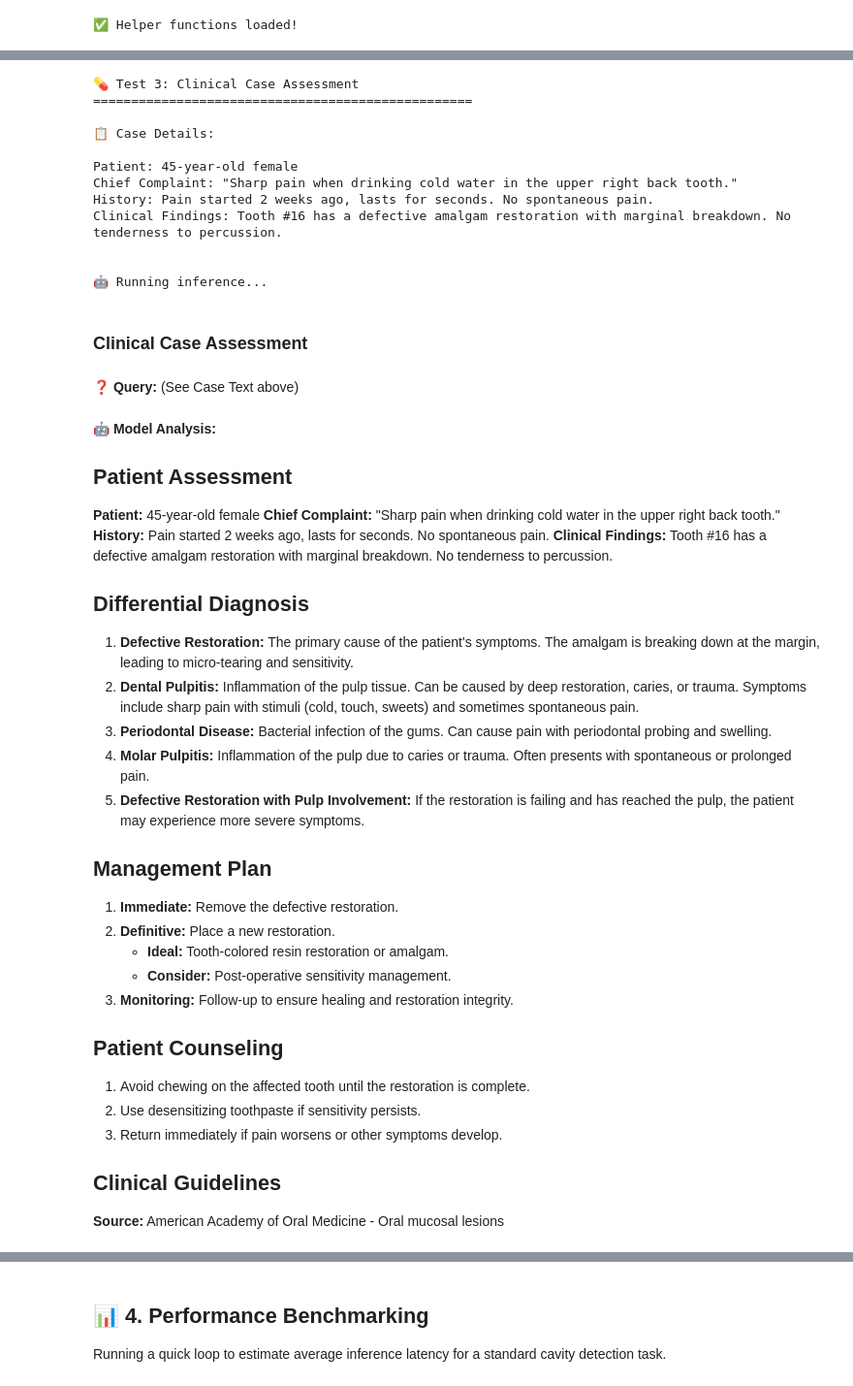
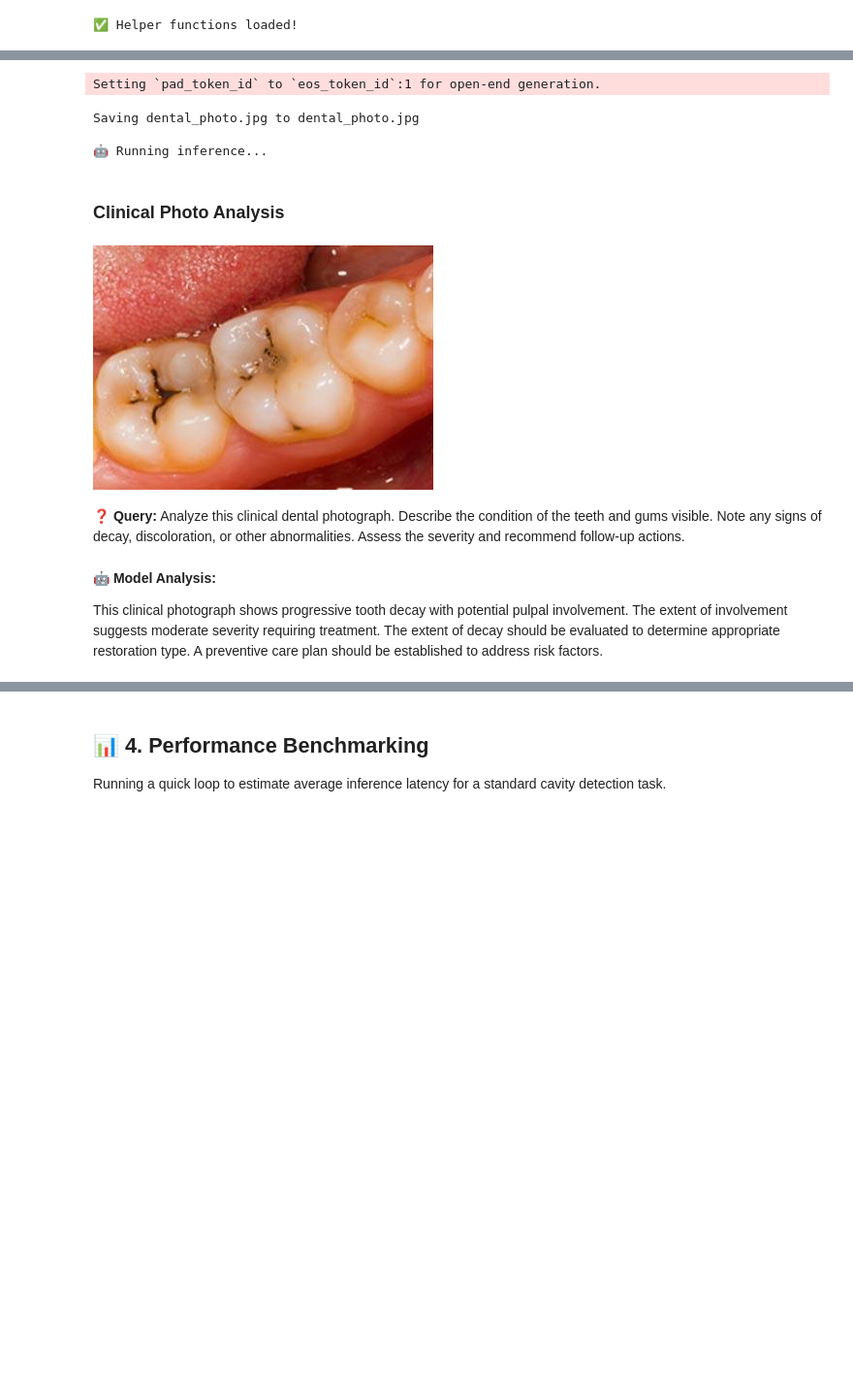
Before and after one commit to Naazimsnh02/dentalgemma, a Jupyter notebook: finetune/dentalgemma_validation.ipynb, the cells around one changed output, grey strips where cells are left out. Shown at 97% size. Cells and saved outputs as stored; diff of their text form; code cells hidden in the pictures; blank space fills up the shorter version.

```diff
--- a/finetune/dentalgemma_validation.ipynb
+++ b/finetune/dentalgemma_validation.ipynb
@@ -373,24 +382,16 @@ This panoramic dental X-ray shows impacted teeth - teeth that have failed to ful
 ---
 # %%
-# Test 3: Clinical Case Study (Text Only)
+# Test 3: Clinical Photo Analysis
 
-print("💊 Test 3: Clinical Case Assessment")
+print("\n📸 Test 3: Clinical Photo Analysis")
 print("=" * 50)
+print("\n📸 Please upload a clinical dental photograph")
+image_2 = upload_image()
 
-case_text = """
-Patient: 45-year-old female
-Chief Complaint: "Sharp pain when drinking cold water in the upper right back tooth."
-History: Pain started 2 weeks ago, lasts for seconds. No spontaneous pain.
-Clinical Findings: Tooth #16 has a defective amalgam restoration with marginal breakdown. No tenderness to percussion.
-"""
-
-print("\n📋 Case Details:")
-print(case_text)
-
-prompt_3 = f"Based on the clinical history below, provide a differential diagnosis and recommended treatment plan.\n\n{case_text}"
+prompt_2 = "Analyze this clinical dental photograph. Describe the condition of the teeth and gums visible. Note any signs of decay, discoloration, or other abnormalities. Assess the severity and recommend follow-up actions."
 
 print("\n🤖 Running inference...")
-response_3, time_3 = generate_response(prompt_3, image=None)
+response_2, time_2 = generate_response(prompt_2, image=image_2)
 
-display_result("Clinical Case Assessment", "(See Case Text above)", response_3, None, time_3)
+display_result("Clinical Photo Analysis", prompt_2, response_2, image_2, time_2)
 # %% [output]
@@ -398,48 +404,10 @@ Setting `pad_token_id` to `eos_token_id`:1 for open-end generation.
-💊 Test 3: Clinical Case Assessment
-==================================================
-
-📋 Case Details:
-
-Patient: 45-year-old female
-Chief Complaint: "Sharp pain when drinking cold water in the upper right back tooth."
-History: Pain started 2 weeks ago, lasts for seconds. No spontaneous pain.
-Clinical Findings: Tooth #16 has a defective amalgam restoration with marginal breakdown. No tenderness to percussion.
-
-
-🤖 Running inference...
+Setting `pad_token_id` to `eos_token_id`:1 for open-end generation.
+Saving dental_photo.jpg to dental_photo.jpg
+
+🤖 Running inference...
-### Clinical Case Assessment
+### Clinical Photo Analysis
+[figure, added]
-**❓ Query:** (See Case Text above)
+**❓ Query:** Analyze this clinical dental photograph. Describe the condition of the teeth and gums visible. Note any signs of decay, discoloration, or other abnormalities. Assess the severity and recommend follow-up actions.
 **🤖 Model Analysis:**
 
-## Patient Assessment
-
-**Patient:** 45-year-old female
-**Chief Complaint:** "Sharp pain when drinking cold water in the upper right back tooth."
-**History:** Pain started 2 weeks ago, lasts for seconds. No spontaneous pain.
-**Clinical Findings:** Tooth #16 has a defective amalgam restoration with marginal breakdown. No tenderness to percussion.
-
-## Differential Diagnosis
-
-1.  **Defective Restoration:** The primary cause of the patient's symptoms. The amalgam is breaking down at the margin, leading to micro-tearing and sensitivity.
-2.  **Dental Pulpitis:** Inflammation of the pulp tissue. Can be caused by deep restoration, caries, or trauma. Symptoms include sharp pain with stimuli (cold, touch, sweets) and sometimes spontaneous pain.
-3.  **Periodontal Disease:** Bacterial infection of the gums. Can cause pain with periodontal probing and swelling.
-4.  **Molar Pulpitis:** Inflammation of the pulp due to caries or trauma. Often presents with spontaneous or prolonged pain.
-5.  **Defective Restoration with Pulp Involvement:** If the restoration is failing and has reached the pulp, the patient may experience more severe symptoms.
-
-## Management Plan
-
-1.  **Immediate:** Remove the defective restoration.
-2.  **Definitive:** Place a new restoration.
-    *   **Ideal:** Tooth-colored resin restoration or amalgam.
-    *   **Consider:** Post-operative sensitivity management.
-3.  **Monitoring:** Follow-up to ensure healing and restoration integrity.
-
-## Patient Counseling
-
-1.  Avoid chewing on the affected tooth until the restoration is complete.
-2.  Use desensitizing toothpaste if sensitivity persists.
-3.  Return immediately if pain worsens or other symptoms develop.
-
-## Clinical Guidelines
-
-**Source:** American Academy of Oral Medicine - Oral mucosal lesions
+This clinical photograph shows progressive tooth decay with potential pulpal involvement. The extent of involvement suggests moderate severity requiring treatment. The extent of decay should be evaluated to determine appropriate restoration type. A preventive care plan should be established to address risk factors.
```
Also changed, not shown: parts of 9 cells of this notebook, 19 other files.
